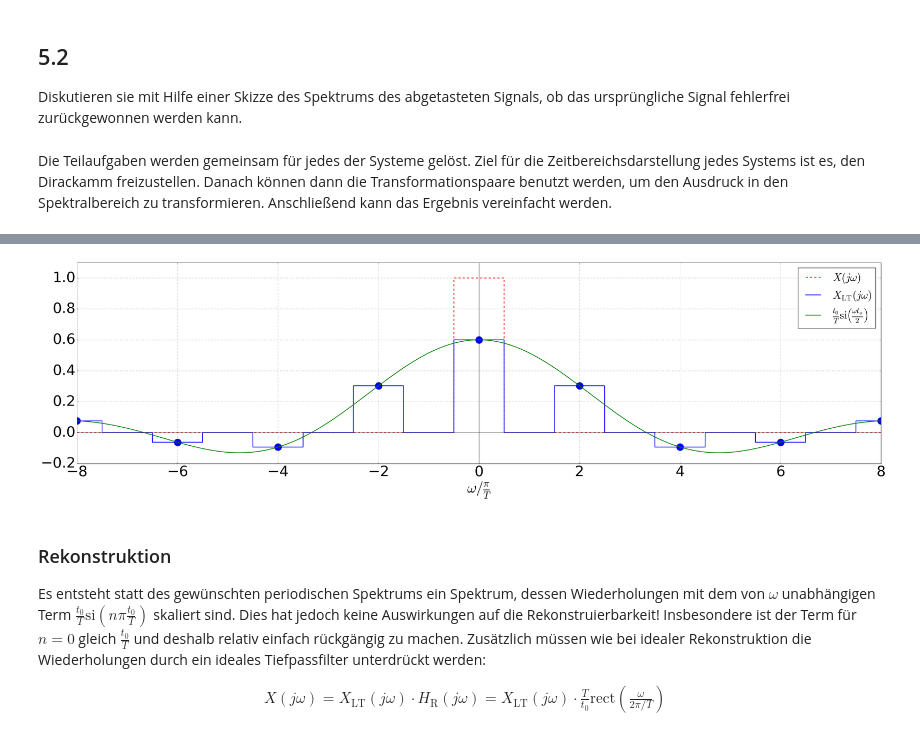
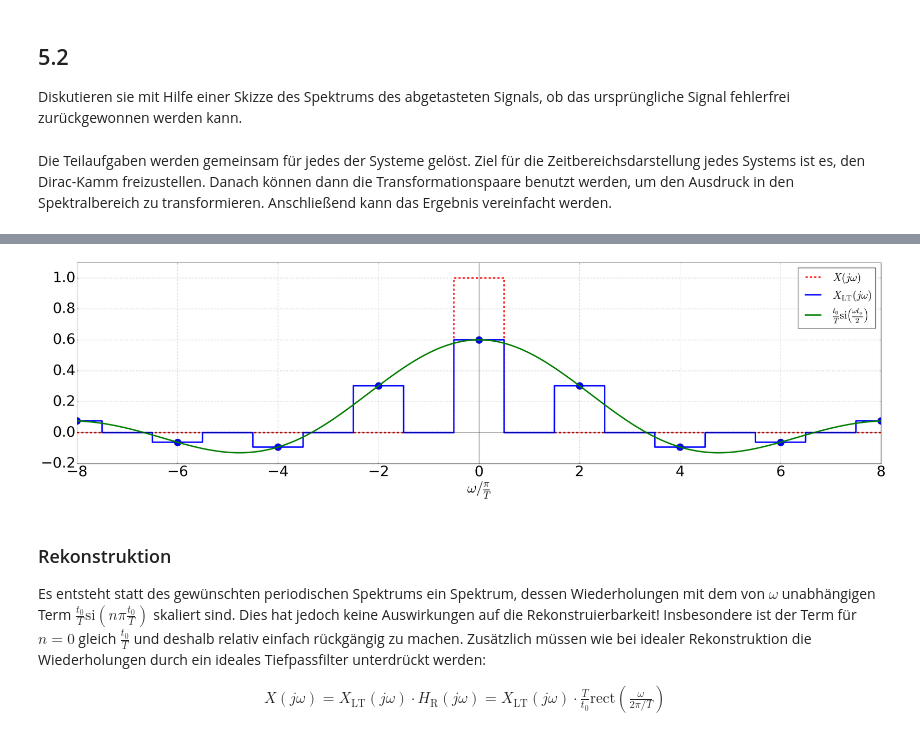
Before and after one commit to fgnt/nachrichtentechnik, a Jupyter notebook: notebooks/Uebungen/A5_Faltungsalgebra_Zeitvariante_Systeme.ipynb, the cells around one changed output, grey strips where cells are left out. Cells and saved outputs as stored; diff of their text form; code cells hidden in the pictures.

```diff
--- a/notebooks/Uebungen/A5_Faltungsalgebra_Zeitvariante_Systeme.ipynb
+++ b/notebooks/Uebungen/A5_Faltungsalgebra_Zeitvariante_Systeme.ipynb
@@ -204,7 +205,7 @@ n_w = np.arange(-8, 9, 2)
 X_w = abs(omega*2*T/pi) < 1
 # %% [markdown]
 Die Teilaufgaben werden gemeinsam für jedes der Systeme gelöst.
-Ziel für die Zeitbereichsdarstellung jedes Systems ist es, den Dirackamm freizustellen. Danach können dann die Transformationspaare benutzt werden, um den Ausdruck in den Spektralbereich zu transformieren. Anschließend kann das Ergebnis vereinfacht werden.
+Ziel für die Zeitbereichsdarstellung jedes Systems ist es, den Dirac-Kamm freizustellen. Danach können dann die Transformationspaare benutzt werden, um den Ausdruck in den Spektralbereich zu transformieren. Anschließend kann das Ergebnis vereinfacht werden.
 # %% [markdown]
 ### a) Lineare Torschaltung:
 #### Zeitsignal:
@@ -227,32 +228,32 @@ x_\text{LT}(t) &= x(t) \sum_{n=-\infty}^{\infty} \mathrm{rect}\left(\frac{t-nT}{
 # %%
 @interact(t_0=FloatSlider(min=0, max=1.0, step=0.1, value=0.6))
 def plot_LT_spectrum(t_0):
     # Si-Funktion mit passenden Konstanten
     def si_t0(omega):
         return np.sinc(omega/(2*pi)*t_0)
 
     si_w = t_0*si_t0(omega)
     si_disc = np.zeros(omega.shape)
     si_disc[0::2*F_cont] = si_w[0::2*F_cont]*F_cont
 
     # Spektrum nach der linearen Torschaltung
     X_lt = np.convolve(X_w, si_disc, 'same')*delta_t
 
     # Plot von X_w, X_LT und der Si-Function als Hüllkurve
     plt.figure()
     plt.axvline(lw=0.75, c='k')
-    plt.plot(omega*T/pi, X_w, 'r--', label=r'$X(j\omega)$')
+    plt.plot(omega*T/pi, X_w, 'r--', lw=4, label=r'$X(j\omega)$')
     plt.plot(n_w, t_0/T*si_t0(n_w*pi/T), 'bo', ms=20)
-    plt.plot(omega*T/pi, X_lt, 'b', label=r'$X_\mathrm{LT}(j\omega)$')
-    plt.plot(omega*T/pi, si_w, 'g',
+    plt.plot(omega*T/pi, X_lt, 'b', lw=4, label=r'$X_\mathrm{LT}(j\omega)$')
+    plt.plot(omega*T/pi, si_w, 'g', lw=4,
              label=r'$\frac{t_0}{T}\mathrm{si}\left(\frac{\omega t_o}{2}\right)$')
     plt.axhline(lw=0.75, c='k')
     plt.ylim((-0.2, 1.1))
     plt.xlabel(r'$\omega/\frac{\pi}{T}$')
     plt.grid(True)
     plt.legend(loc='upper right', fontsize=30)
 # %% [output]
-[figure, old version]
+[figure, new version]
 # %% [markdown]
 ### Rekonstruktion
 Es entsteht statt des gewünschten periodischen Spektrums ein Spektrum, dessen Wiederholungen mit dem von $\omega$ unabhängigen Term $\frac{t_0}{T} \mathrm{si}\left( n\pi \frac{t_0}{T}\right)$ skaliert sind. Dies hat jedoch keine Auswirkungen auf die Rekonstruierbarkeit! Insbesondere ist der Term für $n=0$ gleich $\frac{t_0}{T}$ und deshalb relativ einfach rückgängig zu machen. Zusätzlich müssen wie bei idealer Rekonstruktion die Wiederholungen durch ein ideales Tiefpassfilter unterdrückt werden:
```
Also changed, not shown: parts of 9 cells of this notebook.
